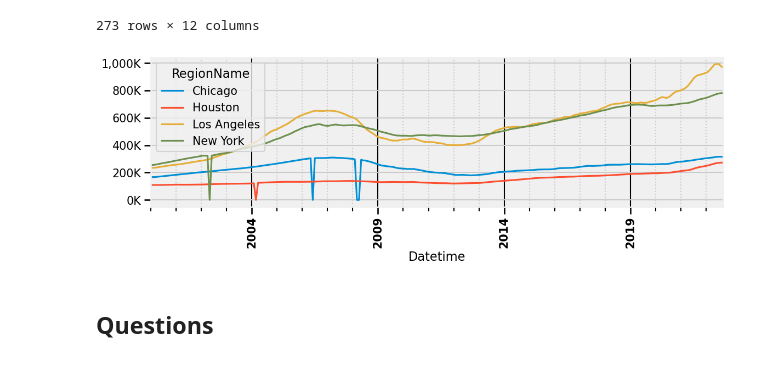
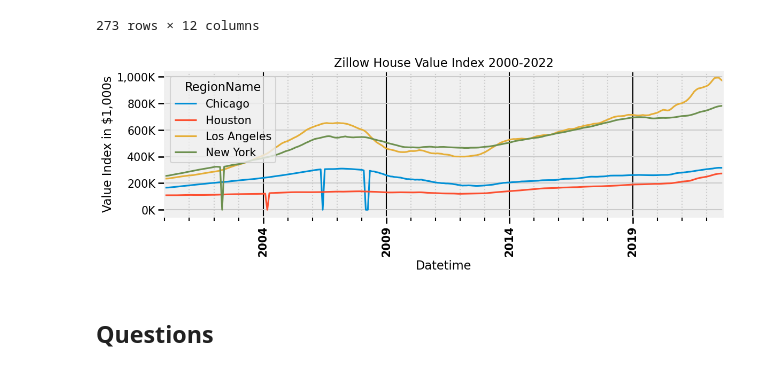
Before and after one commit to jonnunez92/-Core2--Preparing-Time-Series-from-Wide-Form-Data, a Jupyter notebook: (Core2) Preparing Time Series from Wide-Form Data - Jonathan Nunez.ipynb, the cells around one changed output. Saved outputs shown, nothing was run; the diff lists cells and outputs as text; code cells hidden in the pictures.

Commit message:
Update plot

```diff
--- a/(Core2) Preparing Time Series from Wide-Form Data - Jonathan Nunez.ipynb
+++ b/(Core2) Preparing Time Series from Wide-Form Data - Jonathan Nunez.ipynb
@@ -245,11 +245,14 @@ unstacked
 | 2022-09-30 | 17426 | 39051 | 12447 | 6181 | 3 | 2 | 1 | 0 | 315429.0 | ... |
 273 rows × 12 columns
 # %%
-fig, ax = format_xdates(unstacked['ZHVI'].plot());
+fig, ax = format_xdates(unstacked['ZHVI'].plot())
 
 ax.yaxis.set_major_formatter(fmt_thous)
+
+plt.title('Zillow House Value Index 2000-2022')
+plt.ylabel('Value Index in $1,000s');
 # %% [output]
-[figure, old version]
+[figure, new version]
 # %% [markdown]
 ## Questions
 # %% [markdown]
```
